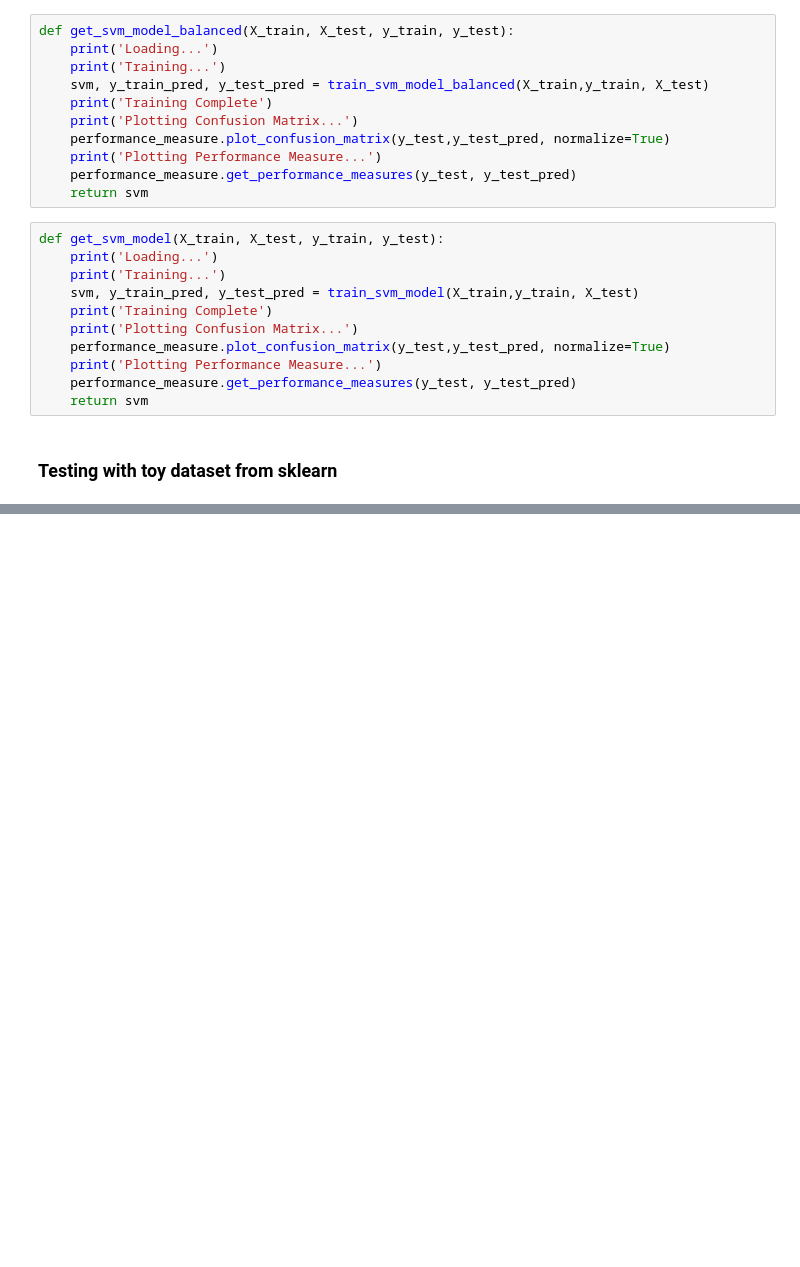
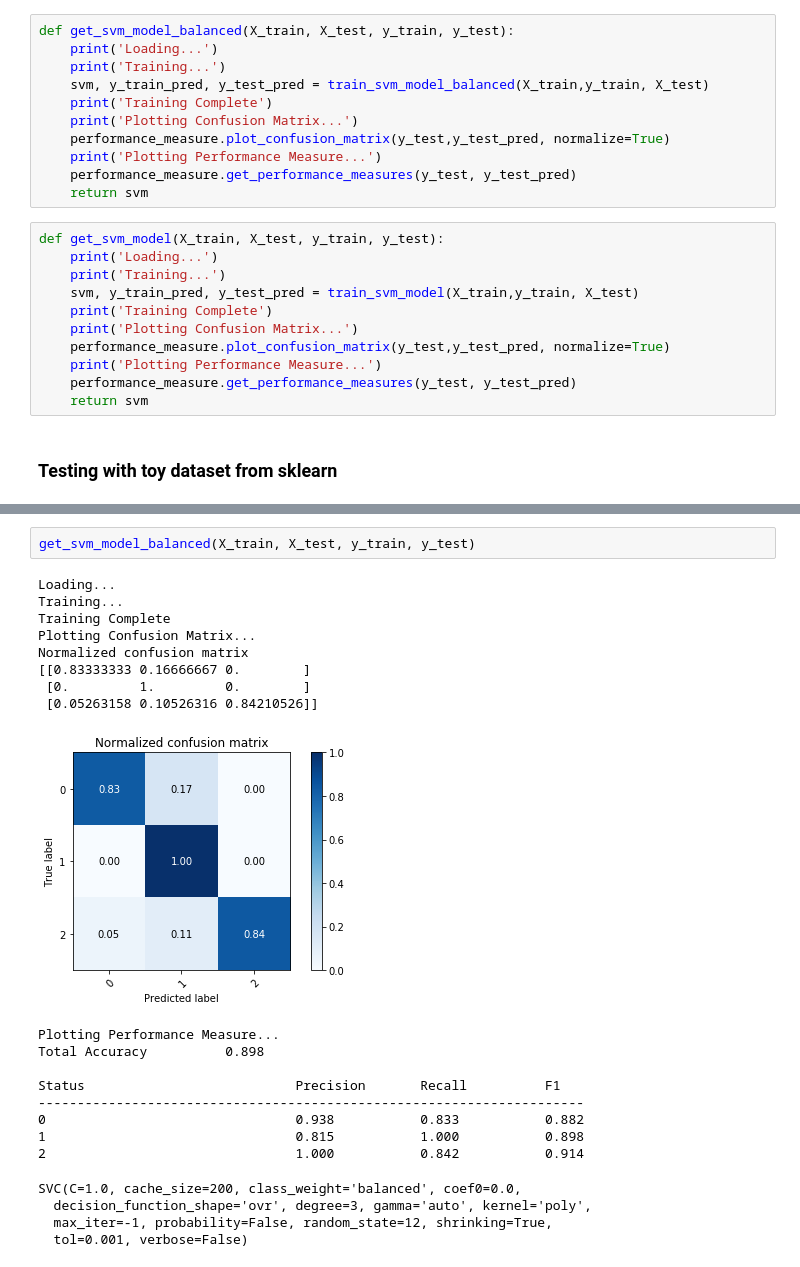
Before and after one commit to StianIsmar/project-thesis, a Jupyter notebook: TE/models/svm_method.ipynb, the cells around one changed output, grey strips where cells are left out. Cells and saved outputs as stored; diff of their text form; blank space fills up the shorter version.

Commit message:
svm with prob and class_weight not working

```diff
--- a/TE/models/svm_method.ipynb
+++ b/TE/models/svm_method.ipynb
@@ -97,3 +97,27 @@ SVC(C=1.0, cache_size=200, class_weight=None, coef0=0.0,
   decision_function_shape='ovr', degree=3, gamma='auto', kernel='poly',
   max_iter=-1, probability=False, random_state=12, shrinking=True,
   tol=0.001, verbose=False)
+# %%
+get_svm_model_balanced(X_train, X_test, y_train, y_test)
+# %% [output]
+Loading...
+Training...
+Training Complete
+Plotting Confusion Matrix...
+Normalized confusion matrix
+[[0.83333333 0.16666667 0.        ]
+ [0.         1.         0.        ]
+ [0.05263158 0.10526316 0.84210526]]
+[figure, added]
+Plotting Performance Measure...
+Total Accuracy          0.898
+
+Status                           Precision       Recall          F1
+----------------------------------------------------------------------
+0                                0.938           0.833           0.882
+1                                0.815           1.000           0.898
+2                                1.000           0.842           0.914
+SVC(C=1.0, cache_size=200, class_weight='balanced', coef0=0.0,
+  decision_function_shape='ovr', degree=3, gamma='auto', kernel='poly',
+  max_iter=-1, probability=False, random_state=12, shrinking=True,
+  tol=0.001, verbose=False)
```
Also changed, not shown: parts of 1 cell of this notebook, 3 other files.
